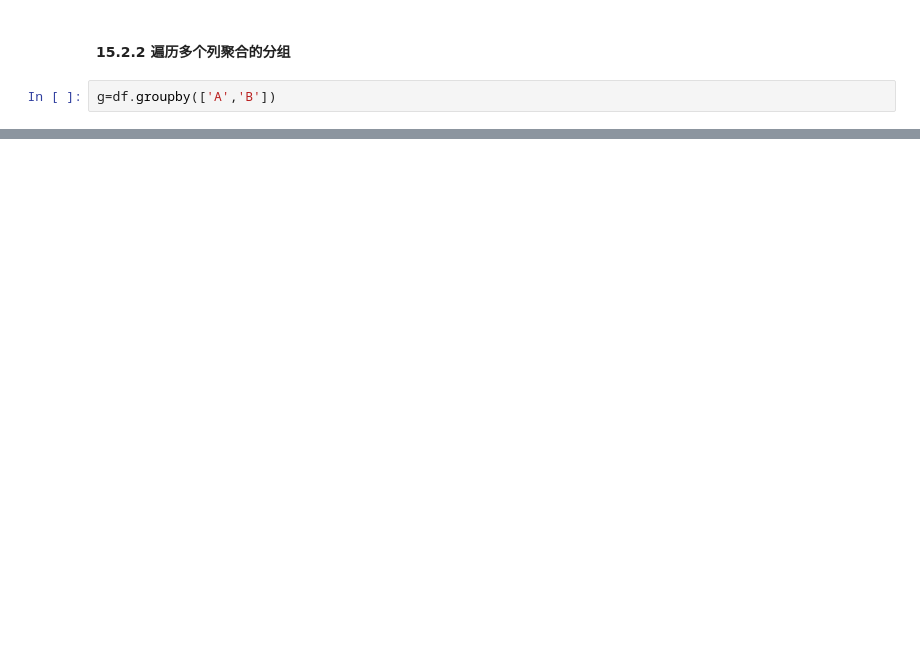
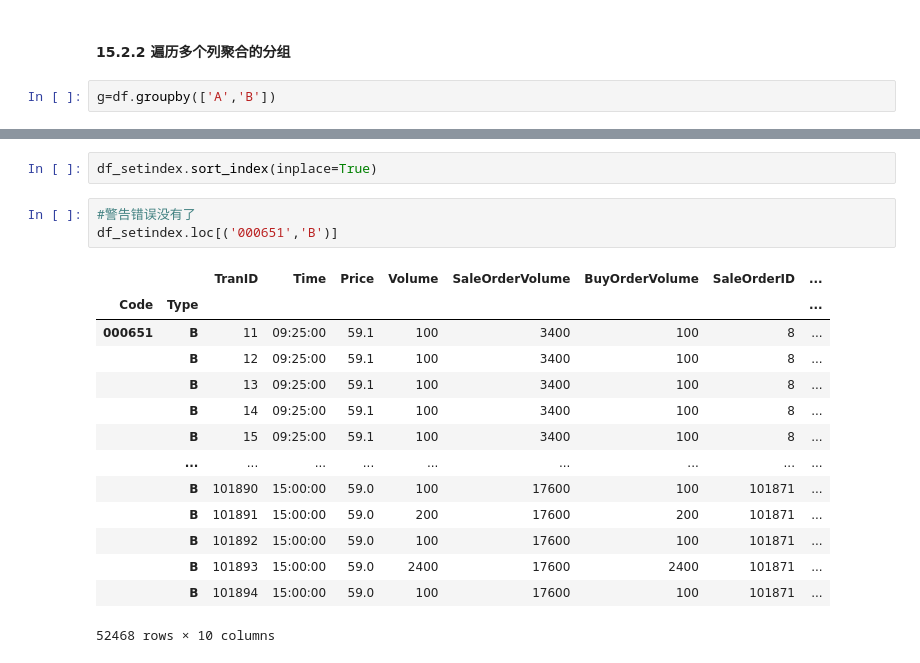
Before and after one commit to Guowm2000/LearningPandas-2, a Jupyter notebook: Pandas学习(4).ipynb, the cells around one changed output, grey strips where cells are left out. Cells and saved outputs as stored; diff of their text form; blank space fills up the shorter version.

```diff
--- a/Pandas学习(4).ipynb
+++ b/Pandas学习(4).ipynb
@@ -240,0 +627,20 @@ for name,group in g:
+# %%
+df_setindex.sort_index(inplace=True)
+# %%
+#警告错误没有了
+df_setindex.loc[('000651','B')]
+# %% [output]
+|  |  | TranID | Time | Price | Volume | SaleOrderVolume | BuyOrderVolume | SaleOrderID | ... |
+| Code | Type |  |  |  |  |  |  |  | ... |
+| 000651 | B | 11 | 09:25:00 | 59.1 | 100 | 3400 | 100 | 8 | ... |
+|  | B | 12 | 09:25:00 | 59.1 | 100 | 3400 | 100 | 8 | ... |
+|  | B | 13 | 09:25:00 | 59.1 | 100 | 3400 | 100 | 8 | ... |
+|  | B | 14 | 09:25:00 | 59.1 | 100 | 3400 | 100 | 8 | ... |
+|  | B | 15 | 09:25:00 | 59.1 | 100 | 3400 | 100 | 8 | ... |
+|  | ... | ... | ... | ... | ... | ... | ... | ... | ... |
+|  | B | 101890 | 15:00:00 | 59.0 | 100 | 17600 | 100 | 101871 | ... |
+|  | B | 101891 | 15:00:00 | 59.0 | 200 | 17600 | 200 | 101871 | ... |
+|  | B | 101892 | 15:00:00 | 59.0 | 100 | 17600 | 100 | 101871 | ... |
+|  | B | 101893 | 15:00:00 | 59.0 | 2400 | 17600 | 2400 | 101871 | ... |
+|  | B | 101894 | 15:00:00 | 59.0 | 100 | 17600 | 100 | 101871 | ... |
+52468 rows × 10 columns
```
Also changed, not shown: parts of 77 cells of this notebook, 8 other files.
